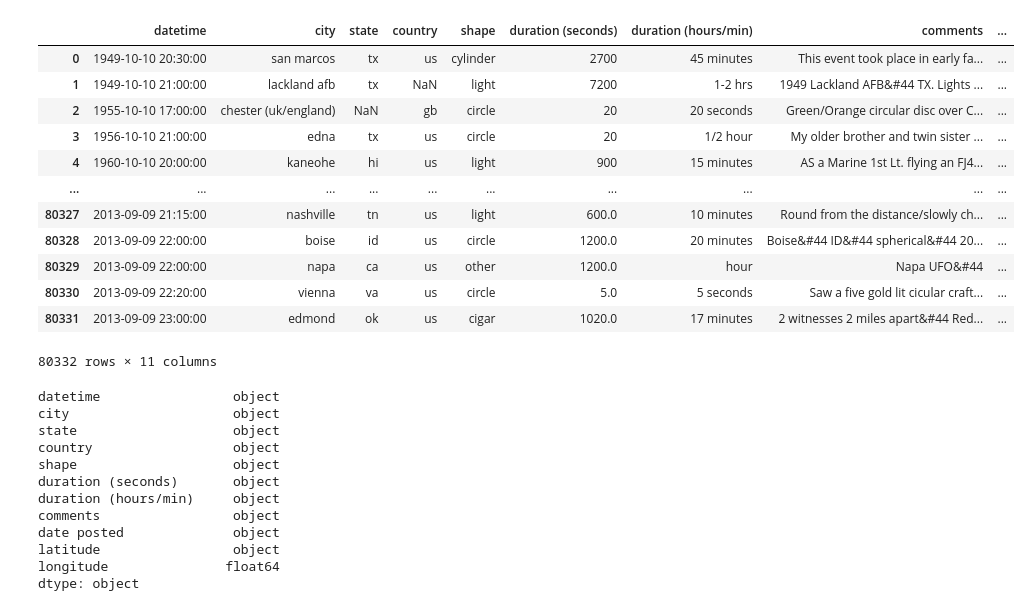
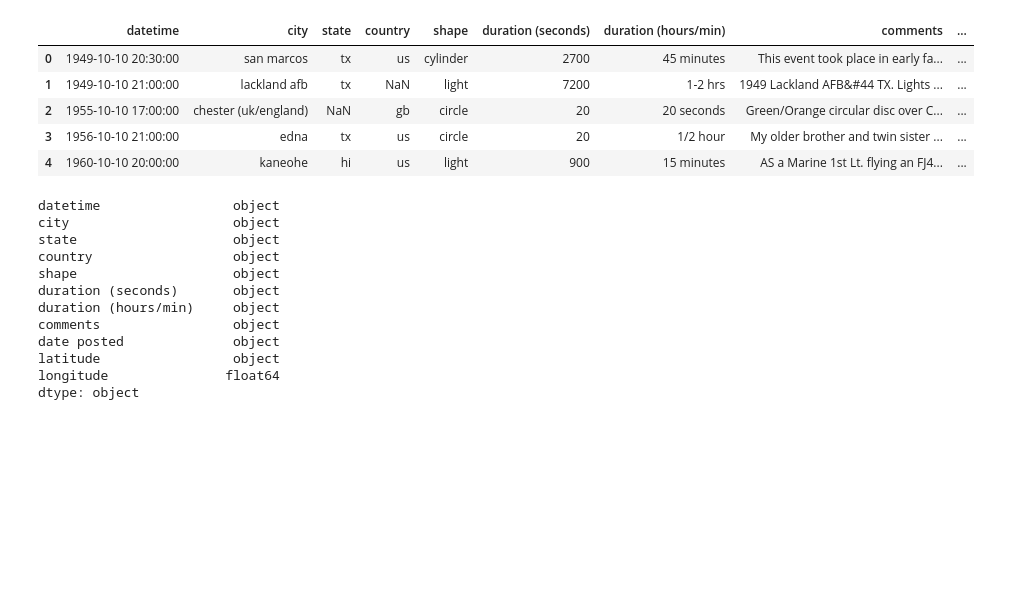
Before and after one commit to MikeBinetsky/UFO_ETL, a Jupyter notebook: ufo_data.ipynb, the cells around one changed output. Saved outputs shown, nothing was run; the diff lists cells and outputs as text; code cells hidden in the pictures; blank space fills up the shorter version.

```diff
--- a/ufo_data.ipynb
+++ b/ufo_data.ipynb
@@ -7,21 +7,14 @@ import requests
 # %%
 ufo_df = pd.read_csv('raw_data/ufo_sightings_scrubbed.csv')
 # %%
-ufo_df
+ufo_df.head()
 # %% [output]
 |  | datetime | city | state | country | shape | duration (seconds) | duration (hours/min) | comments | ... |
 | 0 | 1949-10-10 20:30:00 | san marcos | tx | us | cylinder | 2700 | 45 minutes | This event took place in early fa... | ... |
 | 1 | 1949-10-10 21:00:00 | lackland afb | tx | NaN | light | 7200 | 1-2 hrs | 1949 Lackland AFB&#44 TX. Lights ... | ... |
 | 2 | 1955-10-10 17:00:00 | chester (uk/england) | NaN | gb | circle | 20 | 20 seconds | Green/Orange circular disc over C... | ... |
 | 3 | 1956-10-10 21:00:00 | edna | tx | us | circle | 20 | 1/2 hour | My older brother and twin sister ... | ... |
 | 4 | 1960-10-10 20:00:00 | kaneohe | hi | us | light | 900 | 15 minutes | AS a Marine 1st Lt. flying an FJ4... | ... |
-| ... | ... | ... | ... | ... | ... | ... | ... | ... | ... |
-| 80327 | 2013-09-09 21:15:00 | nashville | tn | us | light | 600.0 | 10 minutes | Round from the distance/slowly ch... | ... |
-| 80328 | 2013-09-09 22:00:00 | boise | id | us | circle | 1200.0 | 20 minutes | Boise&#44 ID&#44 spherical&#44 20... | ... |
-| 80329 | 2013-09-09 22:00:00 | napa | ca | us | other | 1200.0 | hour | Napa UFO&#44 | ... |
-| 80330 | 2013-09-09 22:20:00 | vienna | va | us | circle | 5.0 | 5 seconds | Saw a five gold lit cicular craft... | ... |
-| 80331 | 2013-09-09 23:00:00 | edmond | ok | us | cigar | 1020.0 | 17 minutes | 2 witnesses 2 miles apart&#44 Red... | ... |
-80332 rows × 11 columns
 # %%
 ufo_df.dtypes
 # %% [output]
```
Also changed, not shown: parts of 3 cells of this notebook, 1 other file.
